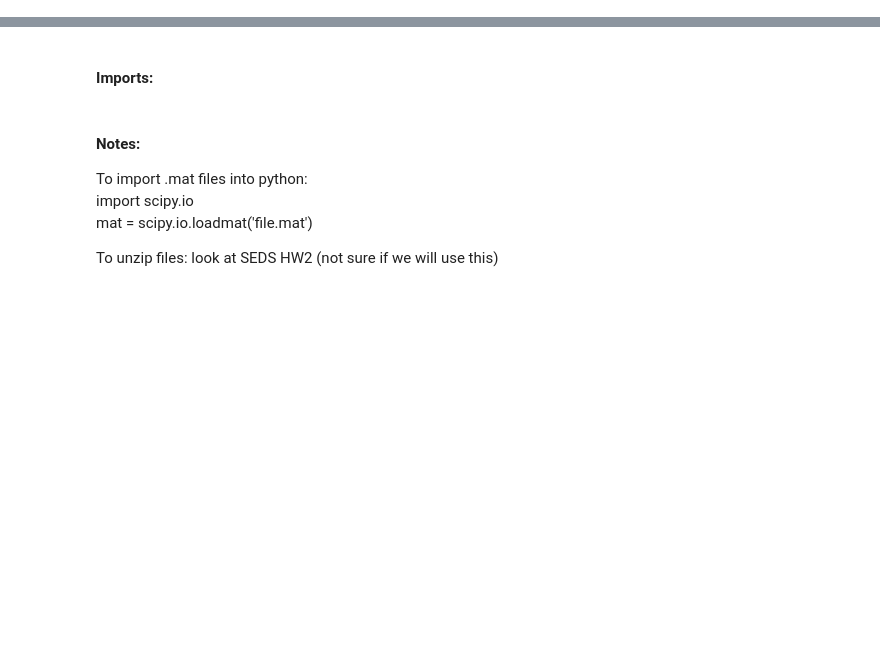
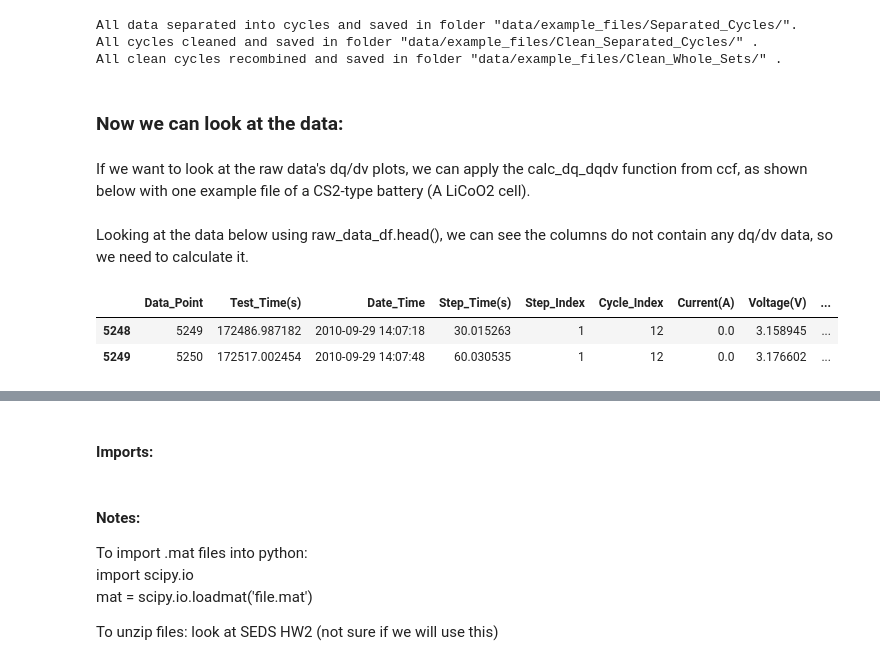
Before and after one commit to nicolet5/DiffCapAnalyzer, a Jupyter notebook: examples/CleanData.ipynb, the cells around one changed output, grey strips where cells are left out. Drawn from its saved outputs; the diff is of its cells as text; code cells hidden in the pictures; blank space fills up the shorter version.

```diff
--- a/examples/CleanData.ipynb
+++ b/examples/CleanData.ipynb
@@ -9,0 +20,10 @@ All CS2 cells underwent the same charging profile which was a standard constant
+# %%
+ccf.get_all_data('data/example_files/', 'Raw_Data_Examples')
+# %% [output]
+All data separated into cycles and saved in folder "data/example_files/Separated_Cycles/".
+All cycles cleaned and saved in folder "data/example_files/Clean_Separated_Cycles/" .
+All clean cycles recombined and saved in folder "data/example_files/Clean_Whole_Sets/" .
+# %% [markdown]
+### Now we can look at the data:
+# %% [markdown]
+If we want to look at the raw data's dq/dv plots, we can apply the calc_dq_dqdv function from ccf, as shown below with one example file of a CS2-type battery (A LiCoO2 cell).
@@ -9,0 +33,8 @@ All CS2 cells underwent the same charging profile which was a standard constant
+# %% [markdown]
+Looking at the data below using raw_data_df.head(), we can see the columns do not contain any dq/dv data, so we need to calculate it.
+# %%
+raw_data_df.head(2)
+# %% [output]
+|  | Data_Point | Test_Time(s) | Date_Time | Step_Time(s) | Step_Index | Cycle_Index | Current(A) | Voltage(V) | ... |
+| 5248 | 5249 | 172486.987182 | 2010-09-29 14:07:18 | 30.015263 | 1 | 12 | 0.0 | 3.158945 | ... |
+| 5249 | 5250 | 172517.002454 | 2010-09-29 14:07:48 | 60.030535 | 1 | 12 | 0.0 | 3.176602 | ... |
```
Also changed, not shown: parts of 18 cells of this notebook, 3 other files.
